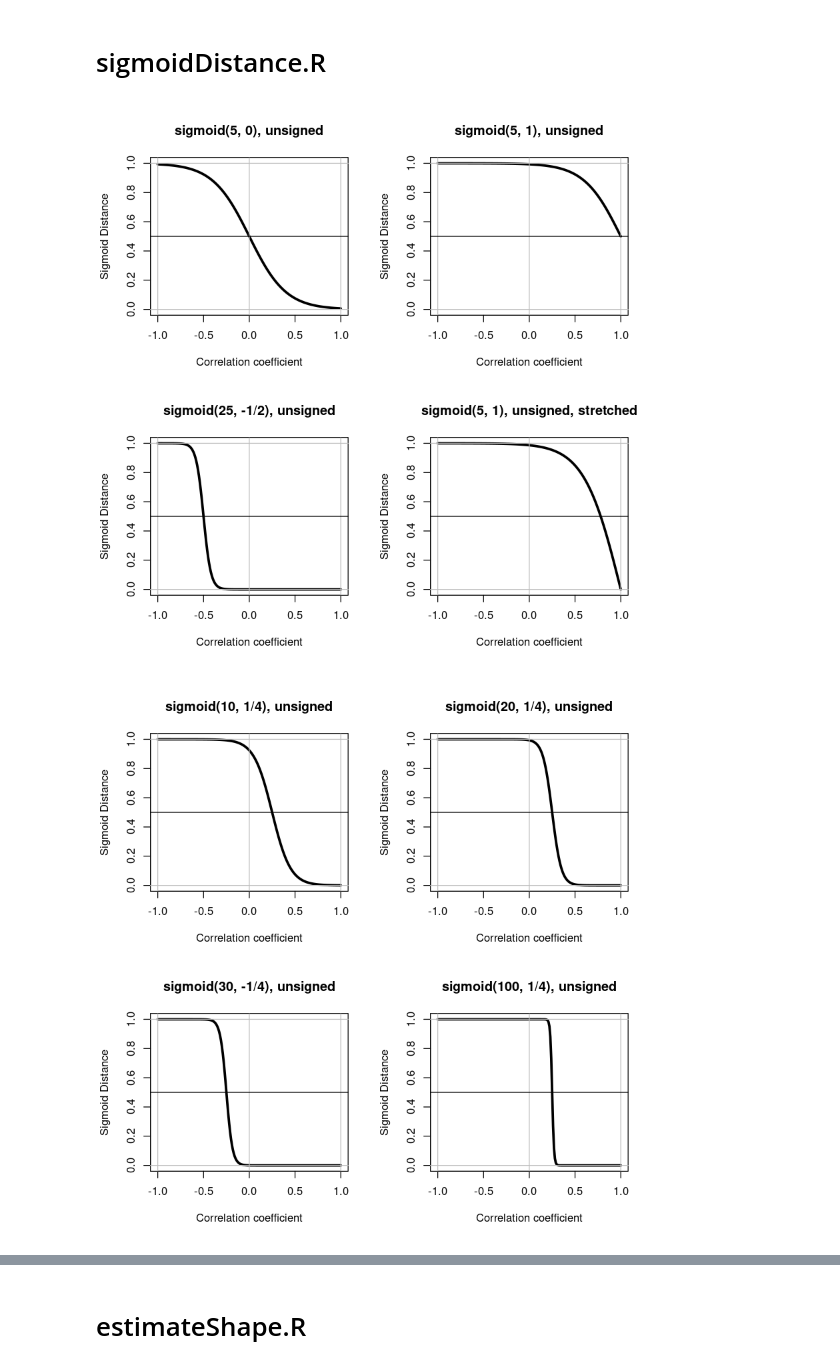
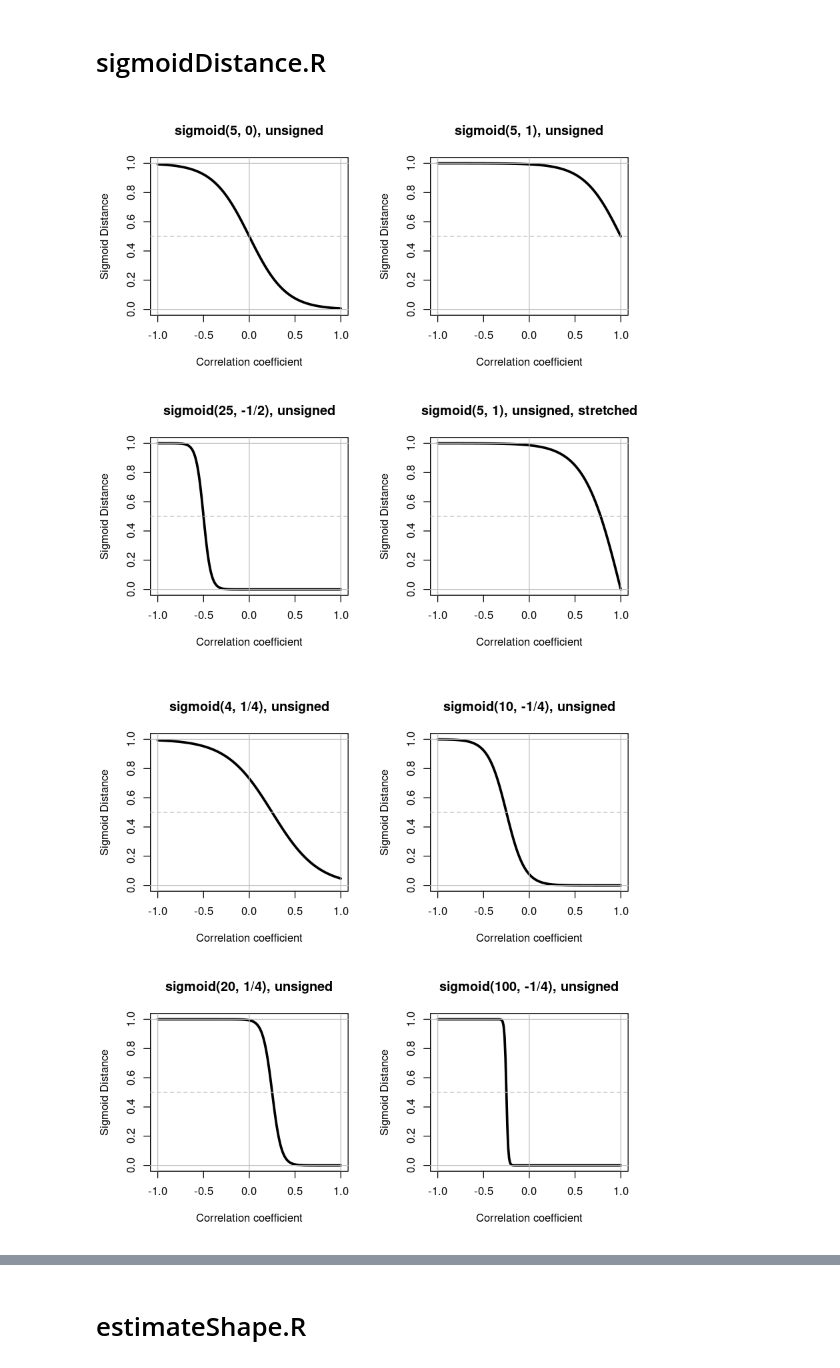
Before and after one commit to longevity-consortium/standardcor, a Jupyter notebook: vignettes/Testing.ipynb, the cells around one changed output, grey strips where cells are left out. Cells and saved outputs as stored; diff of their text form; code cells hidden in the pictures.

```diff
--- a/vignettes/Testing.ipynb
+++ b/vignettes/Testing.ipynb
@@ -189,57 +189,57 @@ plot(R,sigmoidDistance(R,alpha=5,tau0 = 0,unsigned=FALSE),type='l',lwd=3,
      xlab="Correlation coefficient", ylab="Sigmoid Distance",
     main = "sigmoid(5, 0), unsigned",ylim=c(0,1))
 abline(v=c(-1:1),col='grey') ; abline(h=c(0,1),col='grey')
-abline(h=0.5)
+abline(h=0.5, lty=2, col='grey')
 
 plot(R,sigmoidDistance(R,alpha=5,tau0 = 1,unsigned=FALSE),type='l',lwd=3,
      xlab="Correlation coefficient", ylab="Sigmoid Distance",
     main = "sigmoid(5, 1), unsigned",ylim=c(0,1))
 abline(v=c(-1:1),col='grey') ; abline(h=c(0,1),col='grey')
-abline(h=0.5)
+abline(h=0.5, lty=2, col='grey')
 
 plot(R,sigmoidDistance(R,alpha=25,tau0 = -0.5,unsigned=FALSE),type='l',lwd=3,
      xlab="Correlation coefficient", ylab="Sigmoid Distance",
     main = "sigmoid(25, -1/2), unsigned",ylim=c(0,1))
 abline(v=c(-1:1),col='grey') ; abline(h=c(0,1),col='grey')
-abline(h=0.5)
+abline(h=0.5, lty=2, col='grey')
 
 plot(R,sigmoidDistance(R,alpha=5,tau0 = 1,unsigned=FALSE, stretch=TRUE),type='l',lwd=3,
      xlab="Correlation coefficient", ylab="Sigmoid Distance",
     main = "sigmoid(5, 1), unsigned, stretched",ylim=c(0,1))
 abline(v=c(-1:1),col='grey') ; abline(h=c(0,1),col='grey')
-abline(h=0.5)
+abline(h=0.5, lty=2, col='grey')
 # %% [output]
-[figure, old version]
+[figure, new version]
 # %%
 R <- c(-100:100)/100 ; R <- ifelse(R < -1, -1, ifelse(1 < R, 1, R))
 
 par(mfrow=c(2,2))
 
-plot(R,sigmoidDistance(R,alpha=10,tau0 = 1/4,unsigned=FALSE),type='l',lwd=3,
+plot(R,sigmoidDistance(R,alpha=4,tau0 = 1/4,unsigned=FALSE),type='l',lwd=3,
      xlab="Correlation coefficient", ylab="Sigmoid Distance",
-    main = "sigmoid(10, 1/4), unsigned",ylim=c(0,1))
+    main = "sigmoid(4, 1/4), unsigned",ylim=c(0,1))
 abline(v=c(-1:1),col='grey') ; abline(h=c(0,1),col='grey')
-abline(h=0.5)
+abline(h=0.5, lty=2, col='grey')
+
+plot(R,sigmoidDistance(R,alpha=10,tau0 = -1/4,unsigned=FALSE),type='l',lwd=3,
+     xlab="Correlation coefficient", ylab="Sigmoid Distance",
+    main = "sigmoid(10, -1/4), unsigned",ylim=c(0,1))
+abline(v=c(-1:1),col='grey') ; abline(h=c(0,1),col='grey')
+abline(h=0.5, lty=2, col='grey')
 
 plot(R,sigmoidDistance(R,alpha=20,tau0 = 1/4,unsigned=FALSE),type='l',lwd=3,
      xlab="Correlation coefficient", ylab="Sigmoid Distance",
     main = "sigmoid(20, 1/4), unsigned",ylim=c(0,1))
 abline(v=c(-1:1),col='grey') ; abline(h=c(0,1),col='grey')
-abline(h=0.5)
+abline(h=0.5, lty=2, col='grey')
 
-plot(R,sigmoidDistance(R,alpha=30,tau0 = -1/4,unsigned=FALSE),type='l',lwd=3,
+plot(R,sigmoidDistance(R,alpha=100,tau0 = -1/4,unsigned=FALSE),type='l',lwd=3,
      xlab="Correlation coefficient", ylab="Sigmoid Distance",
-    main = "sigmoid(30, -1/4), unsigned",ylim=c(0,1))
+    main = "sigmoid(100, -1/4), unsigned",ylim=c(0,1))
 abline(v=c(-1:1),col='grey') ; abline(h=c(0,1),col='grey')
-abline(h=0.5)
-
-plot(R,sigmoidDistance(R,alpha=100,tau0 = 1/4,unsigned=FALSE),type='l',lwd=3,
-     xlab="Correlation coefficient", ylab="Sigmoid Distance",
-    main = "sigmoid(100, 1/4), unsigned",ylim=c(0,1))
-abline(v=c(-1:1),col='grey') ; abline(h=c(0,1),col='grey')
-abline(h=0.5)
+abline(h=0.5, lty=2, col='grey')
 # %% [output]
-[figure, old version]
+[figure, new version]
 # %%
 R <- c(-100:100)/100 ; R <- ifelse(R < -1, -1, ifelse(1 < R, 1, R))
 
```
Also changed, not shown: parts of 8 cells of this notebook, 1 other file.
